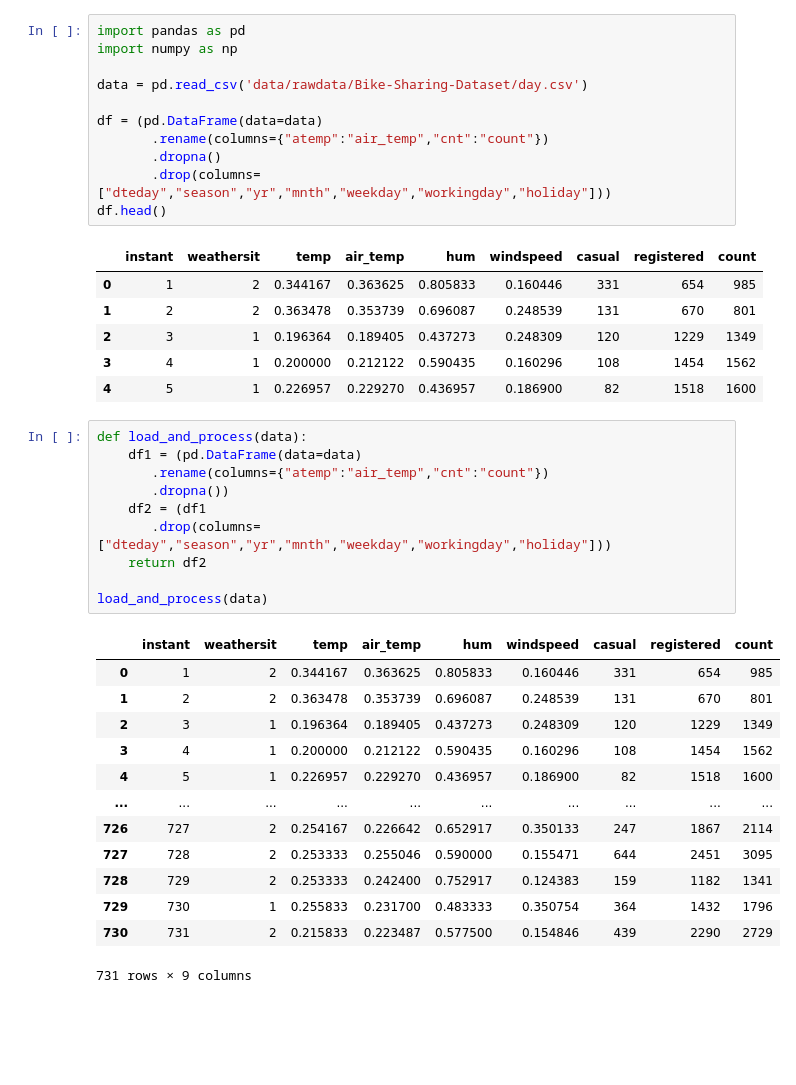
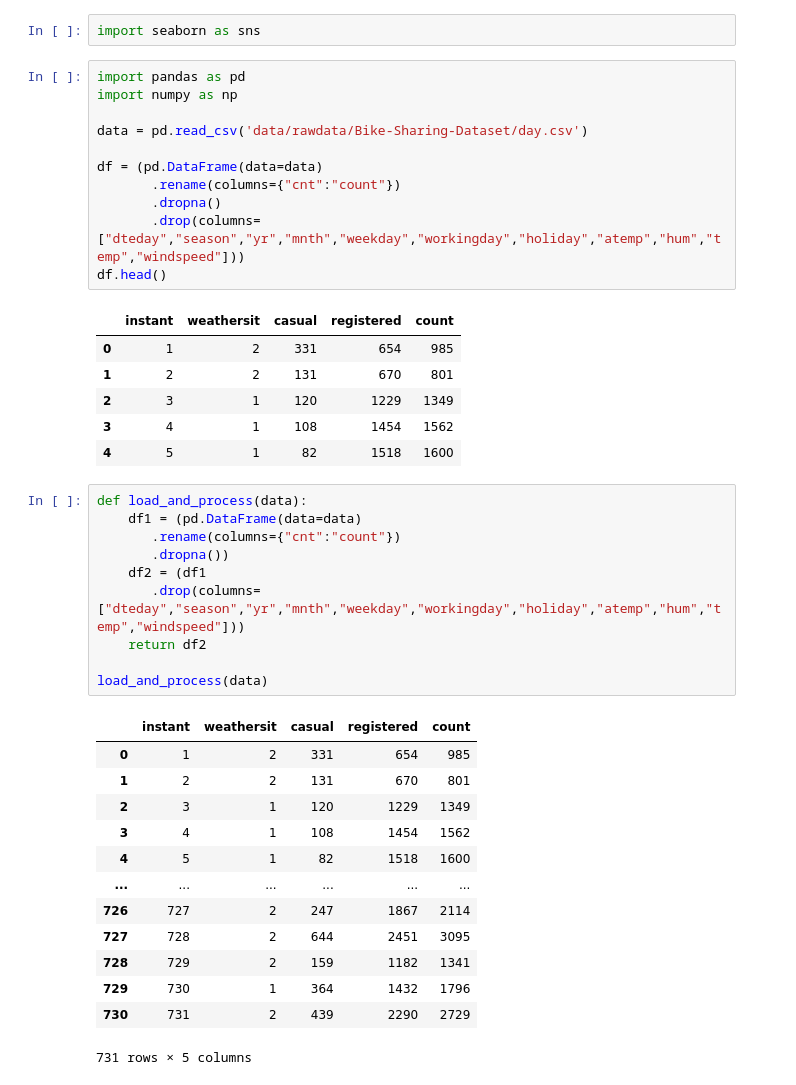
Before and after one commit to data301-2020-winter2/course-project-solo_114, a Jupyter notebook: Milestone2.ipynb, the cells around one changed output. Cells and saved outputs as stored; diff of their text form; blank space fills up the shorter version.

```diff
--- a/Milestone2.ipynb
+++ b/Milestone2.ipynb
@@ -1,3 +1,5 @@
+# %%
+import seaborn as sns
 # %%
 import pandas as pd
 import numpy as np
@@ -5,38 +7,38 @@ import numpy as np
 data = pd.read_csv('data/rawdata/Bike-Sharing-Dataset/day.csv')
 
 df = (pd.DataFrame(data=data)
-       .rename(columns={"atemp":"air_temp","cnt":"count"})
+       .rename(columns={"cnt":"count"})
        .dropna()
-       .drop(columns=["dteday","season","yr","mnth","weekday","workingday","holiday"]))
+       .drop(columns=["dteday","season","yr","mnth","weekday","workingday","holiday","atemp","hum","temp","windspeed"]))
 df.head()
 # %% [output]
-|  | instant | weathersit | temp | air_temp | hum | windspeed | casual | registered | count |
-| 0 | 1 | 2 | 0.344167 | 0.363625 | 0.805833 | 0.160446 | 331 | 654 | 985 |
-| 1 | 2 | 2 | 0.363478 | 0.353739 | 0.696087 | 0.248539 | 131 | 670 | 801 |
-| 2 | 3 | 1 | 0.196364 | 0.189405 | 0.437273 | 0.248309 | 120 | 1229 | 1349 |
-| 3 | 4 | 1 | 0.200000 | 0.212122 | 0.590435 | 0.160296 | 108 | 1454 | 1562 |
-| 4 | 5 | 1 | 0.226957 | 0.229270 | 0.436957 | 0.186900 | 82 | 1518 | 1600 |
+|  | instant | weathersit | casual | registered | count |
+| 0 | 1 | 2 | 331 | 654 | 985 |
+| 1 | 2 | 2 | 131 | 670 | 801 |
+| 2 | 3 | 1 | 120 | 1229 | 1349 |
+| 3 | 4 | 1 | 108 | 1454 | 1562 |
+| 4 | 5 | 1 | 82 | 1518 | 1600 |
 # %%
 def load_and_process(data):
     df1 = (pd.DataFrame(data=data)
-       .rename(columns={"atemp":"air_temp","cnt":"count"})
+       .rename(columns={"cnt":"count"})
        .dropna())
     df2 = (df1
-       .drop(columns=["dteday","season","yr","mnth","weekday","workingday","holiday"]))
+       .drop(columns=["dteday","season","yr","mnth","weekday","workingday","holiday","atemp","hum","temp","windspeed"]))
     return df2
 
 load_and_process(data)
 # %% [output]
-|  | instant | weathersit | temp | air_temp | hum | windspeed | casual | registered | count |
-| 0 | 1 | 2 | 0.344167 | 0.363625 | 0.805833 | 0.160446 | 331 | 654 | 985 |
-| 1 | 2 | 2 | 0.363478 | 0.353739 | 0.696087 | 0.248539 | 131 | 670 | 801 |
-| 2 | 3 | 1 | 0.196364 | 0.189405 | 0.437273 | 0.248309 | 120 | 1229 | 1349 |
-| 3 | 4 | 1 | 0.200000 | 0.212122 | 0.590435 | 0.160296 | 108 | 1454 | 1562 |
-| 4 | 5 | 1 | 0.226957 | 0.229270 | 0.436957 | 0.186900 | 82 | 1518 | 1600 |
-| ... | ... | ... | ... | ... | ... | ... | ... | ... | ... |
-| 726 | 727 | 2 | 0.254167 | 0.226642 | 0.652917 | 0.350133 | 247 | 1867 | 2114 |
-| 727 | 728 | 2 | 0.253333 | 0.255046 | 0.590000 | 0.155471 | 644 | 2451 | 3095 |
-| 728 | 729 | 2 | 0.253333 | 0.242400 | 0.752917 | 0.124383 | 159 | 1182 | 1341 |
-| 729 | 730 | 1 | 0.255833 | 0.231700 | 0.483333 | 0.350754 | 364 | 1432 | 1796 |
-| 730 | 731 | 2 | 0.215833 | 0.223487 | 0.577500 | 0.154846 | 439 | 2290 | 2729 |
+|  | instant | weathersit | casual | registered | count |
+| 0 | 1 | 2 | 331 | 654 | 985 |
+| 1 | 2 | 2 | 131 | 670 | 801 |
+| 2 | 3 | 1 | 120 | 1229 | 1349 |
+| 3 | 4 | 1 | 108 | 1454 | 1562 |
+| 4 | 5 | 1 | 82 | 1518 | 1600 |
+| ... | ... | ... | ... | ... | ... |
+| 726 | 727 | 2 | 247 | 1867 | 2114 |
+| 727 | 728 | 2 | 644 | 2451 | 3095 |
+| 728 | 729 | 2 | 159 | 1182 | 1341 |
+| 729 | 730 | 1 | 364 | 1432 | 1796 |
+| 730 | 731 | 2 | 439 | 2290 | 2729 |
-731 rows × 9 columns
+731 rows × 5 columns
```
Also changed, not shown: parts of 4 cells of this notebook, 1 other file.
